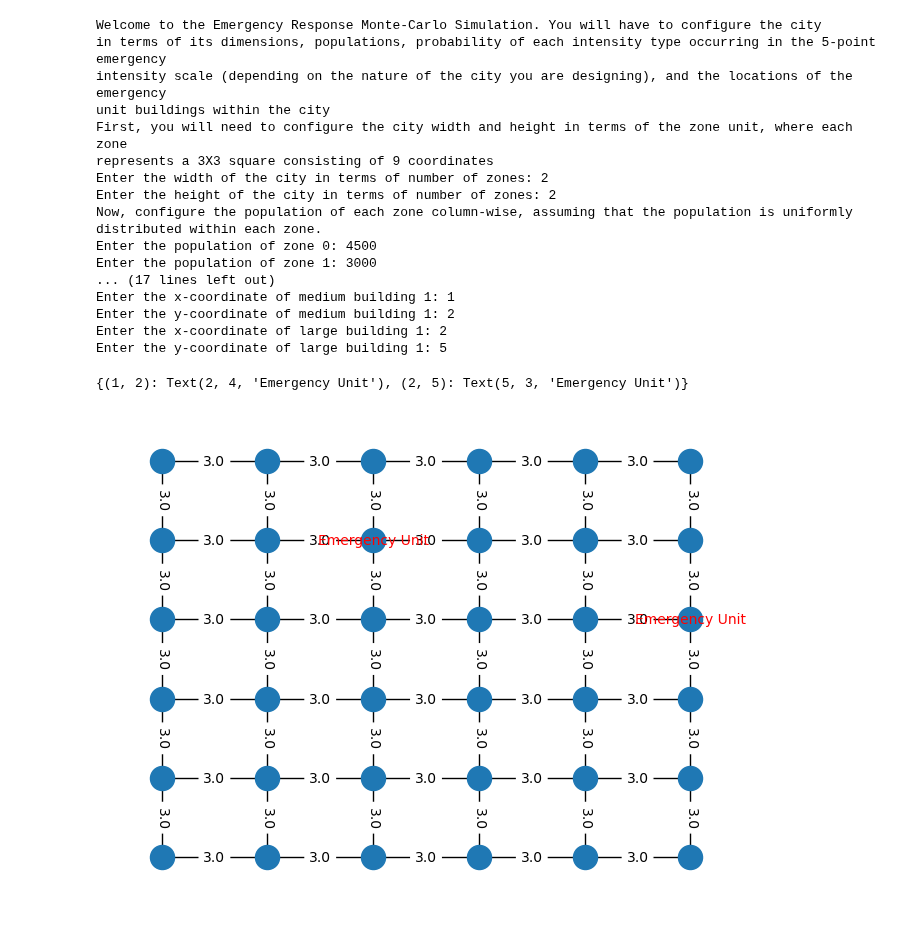
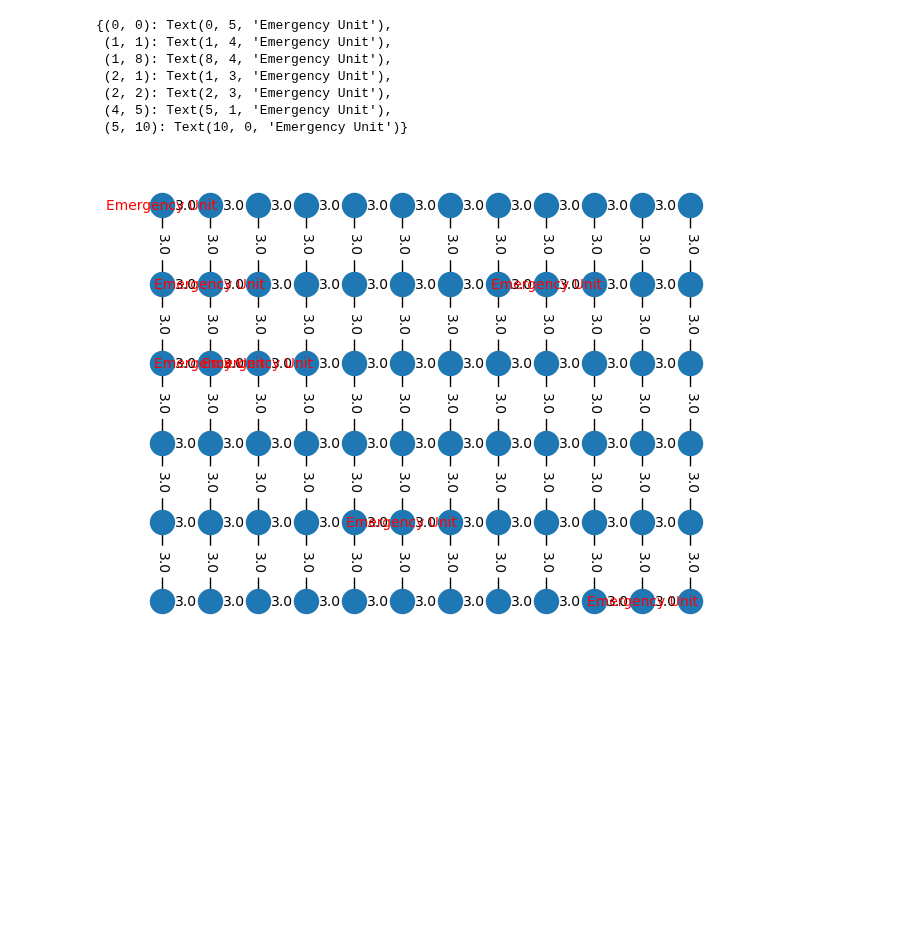
Before and after one commit to Praetor07/CityPlanner_MonteCarlo-Sim, a Jupyter notebook: Emergency Response Simulation Visualization.ipynb, the cells around one changed output. Drawn from its saved outputs; the diff is of its cells as text; code cells hidden in the pictures; blank space fills up the shorter version.

```diff
--- a/Emergency Response Simulation Visualization.ipynb
+++ b/Emergency Response Simulation Visualization.ipynb
@@ -3,43 +3,32 @@ import main
 import pandas as pd
 import networkx as nx
 from EmergencyUnit import EmergencyUnit
-
-city = main.configure_city()
-units = EmergencyUnit.response_buildings
-unit_locs = [unit.location for unit in units]
-emergency_unit_labels = dict()
-pos=dict()
-node_coordinates=list(city.city_graph.nodes)
-width = city.width
-height = city.height
-dim = city.zone_dimension
-for i in range(len(node_coordinates)):
-    pos[node_coordinates[i]]=(node_coordinates[i][1], (height*dim-1)-node_coordinates[i][0])
-    if node_coordinates[i] in unit_locs:
-        emergency_unit_labels[node_coordinates[i]] = 'Emergency Unit'
-traffic_time_labels = nx.get_edge_attributes(city.city_graph,'adjusted_time')
-nx.draw(city.city_graph, pos)
-nx.draw_networkx_edge_labels(city.city_graph,pos,edge_labels=traffic_time_labels)
-nx.draw_networkx_labels(city.city_graph, pos, emergency_unit_labels, font_size=10, font_color='r')
-# %% [output]
-Welcome to the Emergency Response Monte-Carlo Simulation. You will have to configure the city
-in terms of its dimensions, populations, probability of each intensity type occurring in the 5-point emergency
-intensity scale (depending on the nature of the city you are designing), and the locations of the emergency
-unit buildings within the city
-First, you will need to configure the city width and height in terms of the zone unit, where each zone
-represents a 3X3 square consisting of 9 coordinates
-Enter the width of the city in terms of number of zones: 2
-Enter the height of the city in terms of number of zones: 2
-Now, configure the population of each zone column-wise, assuming that the population is uniformly
-distributed within each zone.
-Enter the population of zone 0: 4500
-Enter the population of zone 1: 3000
-... (17 lines left out)
-Enter the x-coordinate of medium building 1: 1
-Enter the y-coordinate of medium building 1: 2
-Enter the x-coordinate of large building 1: 2
-Enter the y-coordinate of large building 1: 5
-{(1, 2): Text(2, 4, 'Emergency Unit'), (2, 5): Text(5, 3, 'Emergency Unit')}
-[figure, removed]
+# %%
+city = main.configure_city_file()
+units = EmergencyUnit.response_buildings
+unit_locs = [unit.location for unit in units]
+emergency_unit_labels = dict()
+pos=dict()
+node_coordinates=list(city.city_graph.nodes)
+width = city.width
+height = city.height
+dim = city.zone_dimension
+for i in range(len(node_coordinates)):
+    pos[node_coordinates[i]]=(node_coordinates[i][1], (height*dim-1)-node_coordinates[i][0])
+    if node_coordinates[i] in unit_locs:
+        emergency_unit_labels[node_coordinates[i]] = 'Emergency Unit'
+traffic_time_labels = nx.get_edge_attributes(city.city_graph,'adjusted_time')
+nx.draw(city.city_graph, pos)
+nx.draw_networkx_edge_labels(city.city_graph,pos,edge_labels=traffic_time_labels)
+nx.draw_networkx_labels(city.city_graph, pos, emergency_unit_labels, font_size=10, font_color='r')
+# %% [output]
+{(0, 0): Text(0, 5, 'Emergency Unit'),
+ (1, 1): Text(1, 4, 'Emergency Unit'),
+ (1, 8): Text(8, 4, 'Emergency Unit'),
+ (2, 1): Text(1, 3, 'Emergency Unit'),
+ (2, 2): Text(2, 3, 'Emergency Unit'),
+ (4, 5): Text(5, 1, 'Emergency Unit'),
+ (5, 10): Text(10, 0, 'Emergency Unit')}
+[figure, added]
 # %%
 resp_times, successful_perc = main.simulate(city)
```
Also changed, not shown: parts of 2 cells of this notebook, 3 other files.
